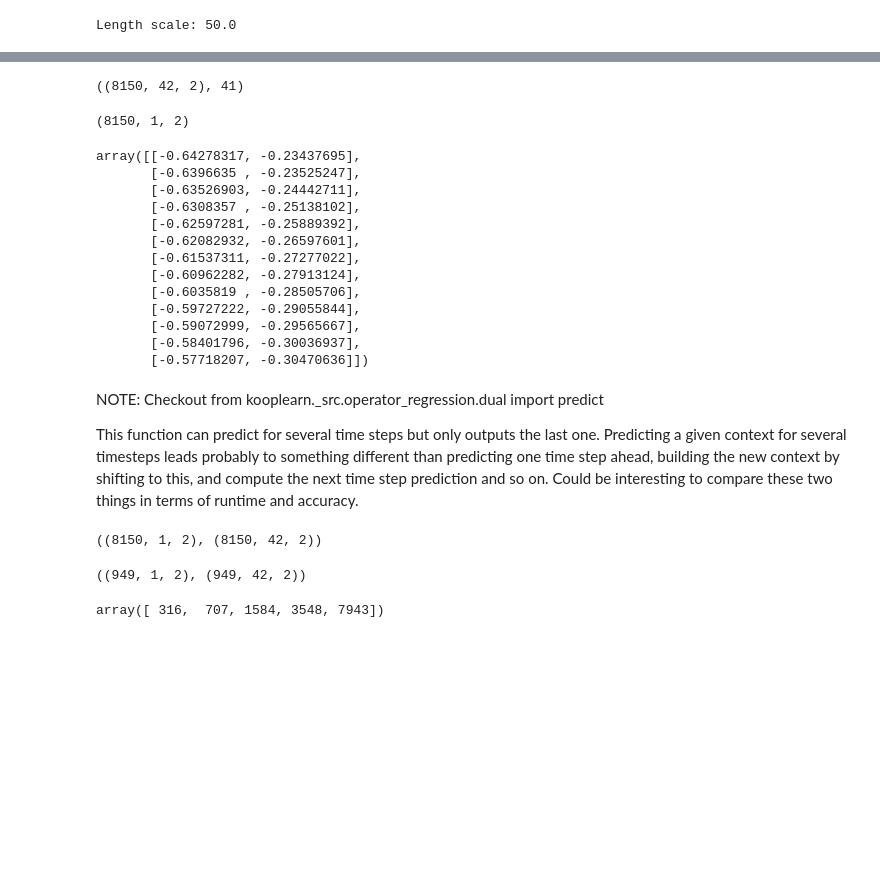
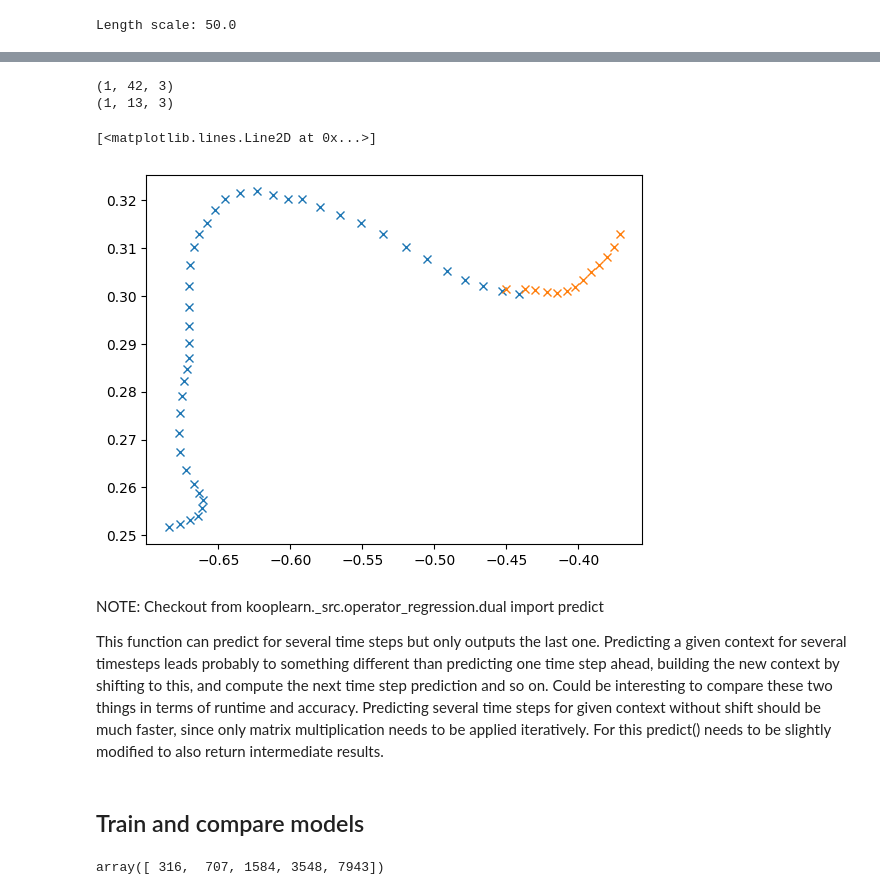
Before and after one commit to ejbrun/koopman_learning_tropical_cyclone, a Jupyter notebook: examples/koopman_kernel_for_TC.ipynb, the cells around one changed output, grey strips where cells are left out. Saved outputs shown, nothing was run; the diff lists cells and outputs as text; code cells hidden in the pictures; blank space fills up the shorter version.

```diff
--- a/examples/koopman_kernel_for_TC.ipynb
+++ b/examples/koopman_kernel_for_TC.ipynb
@@ -167,7 +49,7 @@ plt.plot(concate_ts[:,0], concate_ts[:,1], ".", linestyle='None', markersize=0.5
 tc_tracks_train, tc_tracks_test = train_test_split(tc_tracks.data, test_size=0.1)
 
 context_length = 42
-feature_list = ["lat", "lon"]
+feature_list = ["lat", "lon", "max_sustained_wind"]
 # feature_list = ["lat", "lon", "max_sustained_wind", "central_pressure"]
 tensor_context_train = context_dataset_from_TCTracks(
     tc_tracks_train, feature_list=feature_list, context_length=context_length
@@ -261,11 +113,3 @@ NOTE: Have to understand the context windows better. Is the last entry of a cont
 # %%
-stop = 500
+stop = 2500
 model, fit_time = timer(model.fit)(contexts['train'][:stop])
-# %%
-contexts['train'].shape, model.lookback_len
-# %% [output]
-((8150, 42, 2), 41)
-# %%
-contexts["train"].lookforward(41).shape
-# %% [output]
-(8150, 1, 2)
@@ -276,32 +116,21 @@ ts = predict_time_series(model, initial_context, n_steps=13)
-# %%
-ts
-# %% [output]
-array([[-0.64278317, -0.23437695],
-       [-0.6396635 , -0.23525247],
-       [-0.63526903, -0.24442711],
-       [-0.6308357 , -0.25138102],
-       [-0.62597281, -0.25889392],
-       [-0.62082932, -0.26597601],
-       [-0.61537311, -0.27277022],
-       [-0.60962282, -0.27913124],
-       [-0.6035819 , -0.28505706],
-       [-0.59727222, -0.29055844],
-       [-0.59072999, -0.29565667],
-       [-0.58401796, -0.30036937],
-       [-0.57718207, -0.30470636]])
+# %%
+idx = np.random.randint(0, contexts["train"].shape[0])
+initial_context = contexts['train'][idx]
+print(initial_context.shape)
+ts = predict_time_series(model, initial_context, n_steps=13)
+print(ts.shape)
+plt.plot(initial_context.data[0, :, 0], initial_context.data[0, :, 1], "x")
+plt.plot(ts[0, :, 0], ts[0, :, 1], "x")
+# %% [output]
+(1, 42, 3)
+(1, 13, 3)
+[<matplotlib.lines.Line2D at 0x...>]
+[figure, added]
 # %% [markdown]
 NOTE: Checkout from kooplearn._src.operator_regression.dual import predict
 
-This function can predict for several time steps but only outputs the last one. Predicting a given context for several timesteps leads probably to something different than predicting one time step ahead, building the new context by shifting to this, and compute the next time step prediction and so on. Could be interesting to compare these two things in terms of runtime and accuracy.
+This function can predict for several time steps but only outputs the last one. Predicting a given context for several timesteps leads probably to something different than predicting one time step ahead, building the new context by shifting to this, and compute the next time step prediction and so on. Could be interesting to compare these two things in terms of runtime and accuracy. Predicting several time steps for given context without shift should be much faster, since only matrix multiplication needs to be applied iteratively. For this predict() needs to be slightly modified to also return intermediate results.
-# %%
-X_pred_test = model.predict(contexts['train'])
-X_pred_test.shape, contexts['train'].shape
-# %% [output]
-((8150, 1, 2), (8150, 42, 2))
-# %%
-X_pred_test = model.predict(contexts['test'])
-X_pred_test.shape, contexts['test'].shape
-# %% [output]
-((949, 1, 2), (949, 42, 2))
+# %% [markdown]
+## Train and compare models
 # %%
 from klearn_tcyclone.models_utils import runner
```
Also changed, not shown: parts of 54 cells of this notebook, 1 other file.
